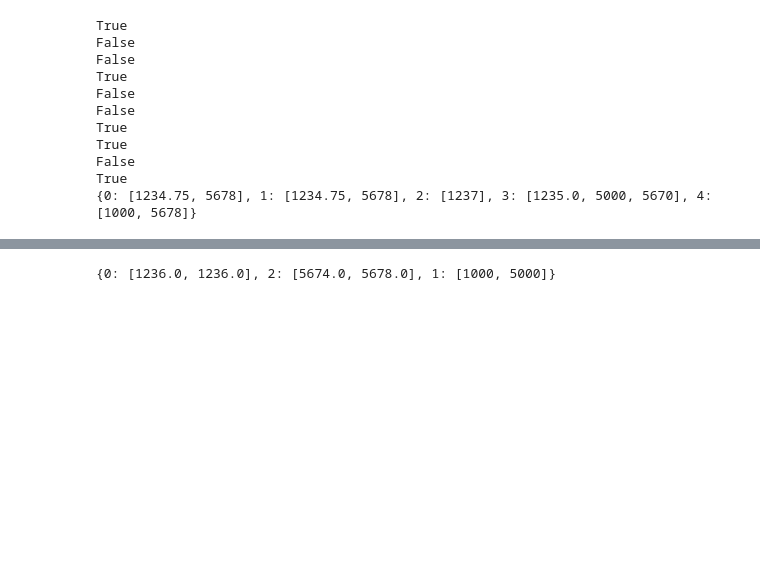
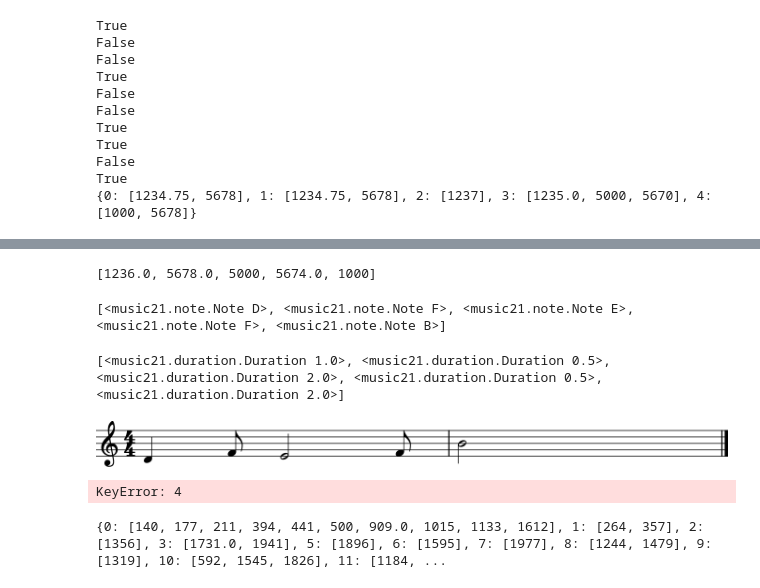
Before and after one commit to Sarcovora/CogWorks-2022-Gausslien-Final-Capstone, a Jupyter notebook: Music to Sheet/Notes to Sheet.ipynb, the cells around one changed output, grey strips where cells are left out. Saved outputs shown, nothing was run; the diff lists cells and outputs as text; code cells hidden in the pictures; blank space fills up the shorter version.

```diff
--- a/Music to Sheet/Notes to Sheet.ipynb
+++ b/Music to Sheet/Notes to Sheet.ipynb
@@ -223,5 +210,3 @@ def cluster_range(freqDurations: list, cluster_ids: list):
 # %%
-cluster_range(freqDurs, clusterIDs)
+# cluster_range(freqDurs, clusterIDs)
-# %% [output]
-{0: [1236.0, 1236.0], 2: [5674.0, 5678.0], 1: [1000, 5000]}
 # %%
@@ -239,0 +225,40 @@ def notes(freqDurations: list, clusterIDs: list, num_clusters: int):
+# %%
+duration_list = durations(3)
+# %%
+print([freq[0] for freq in freqDurs])
+# %% [output]
+[1236.0, 5678.0, 5000, 5674.0, 1000]
+# %%
+def notes(freqDurations: list, clusterIDs: list, duration_list: list):
+    #return list of notes
+    normFreqs = music21.audioSearch.detectPitchFrequencies([freq[0] for freq in freqDurs])
+    notes = []
+    for freqIndex in range(len(normFreqs)):
+        p = pitch.Pitch()
+        p.frequency = normFreqs[freqIndex]
+        n = note.Note(pitchName = p.name)
+        d = duration.Duration()
+        d.quarterLength = duration_list[clusterIDs[freqIndex]]
+        n.duration = d
+        notes.append(n)
+    return notes
+# %%
+notesList = notes(freqDurs, clusterIDs, duration_list)
+#print(notesList)
+# %% [output]
+[<music21.note.Note D>, <music21.note.Note F>, <music21.note.Note E>, <music21.note.Note F>, <music21.note.Note B>]
+# %%
+notesDuration = [n.duration for n in notesList]
+#print(notesDuration)
+# %% [output]
+[<music21.duration.Duration 1.0>, <music21.duration.Duration 0.5>, <music21.duration.Duration 2.0>, <music21.duration.Duration 0.5>, <music21.duration.Duration 2.0>]
+# %%
+def streamNotes(notes: list):
+    s = stream.Stream()
+    for n in notes:
+        s.append(n)
+    s.show()
+# %%
+streamNotes(notesList)
+# %% [output]
+[figure, added]
@@ -239,0 +282,4 @@ def notes(freqDurations: list, clusterIDs: list, num_clusters: int):
+# %%
+peak_dict = loadPeaks()
+# %% [output]
+KeyError: 4
@@ -239,0 +288,4 @@ def notes(freqDurations: list, clusterIDs: list, num_clusters: int):
+# %%
+print(peak_dict)
+# %% [output]
+{0: [140, 177, 211, 394, 441, 500, 909.0, 1015, 1133, 1612], 1: [264, 357], 2: [1356], 3: [1731.0, 1941], 5: [1896], 6: [1595], 7: [1977], 8: [1244, 1479], 9: [1319], 10: [592, 1545, 1826], 11: [1184, ...
```
Also changed, not shown: parts of 14 cells of this notebook, 3 other files.
